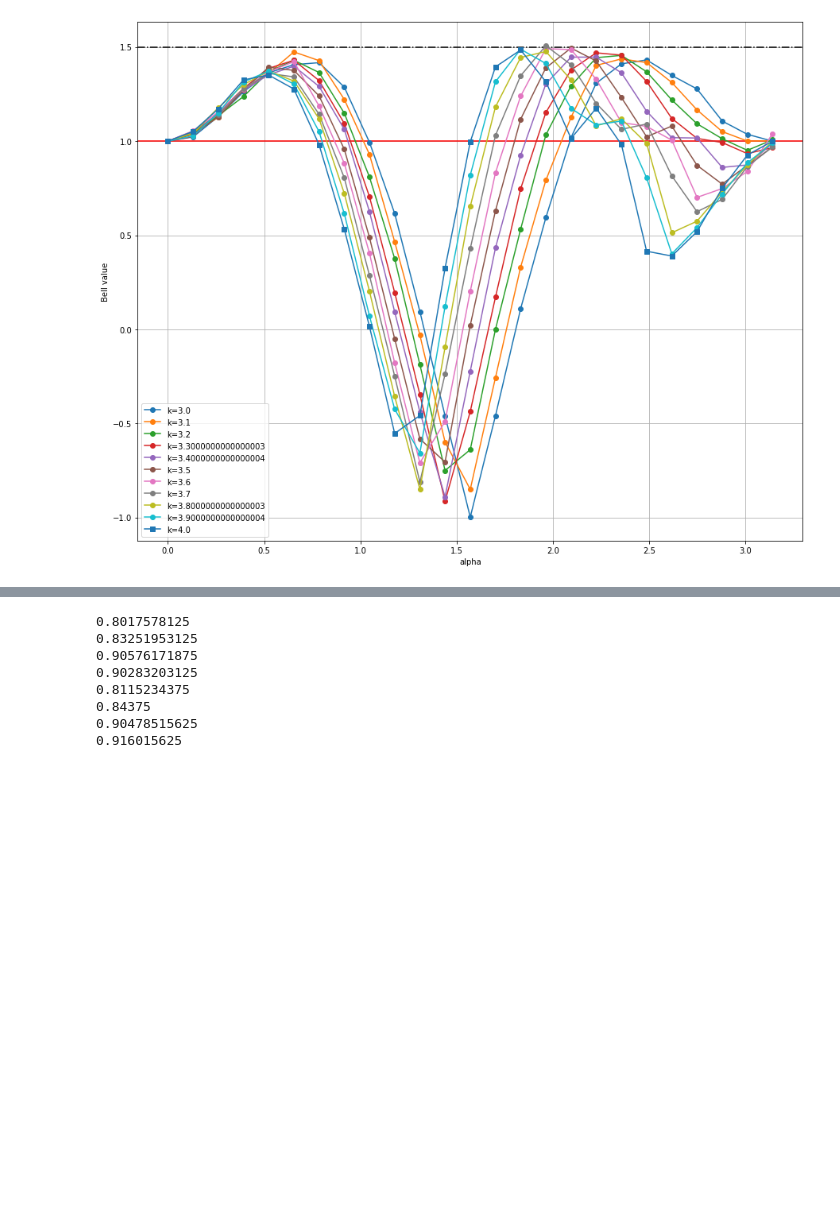
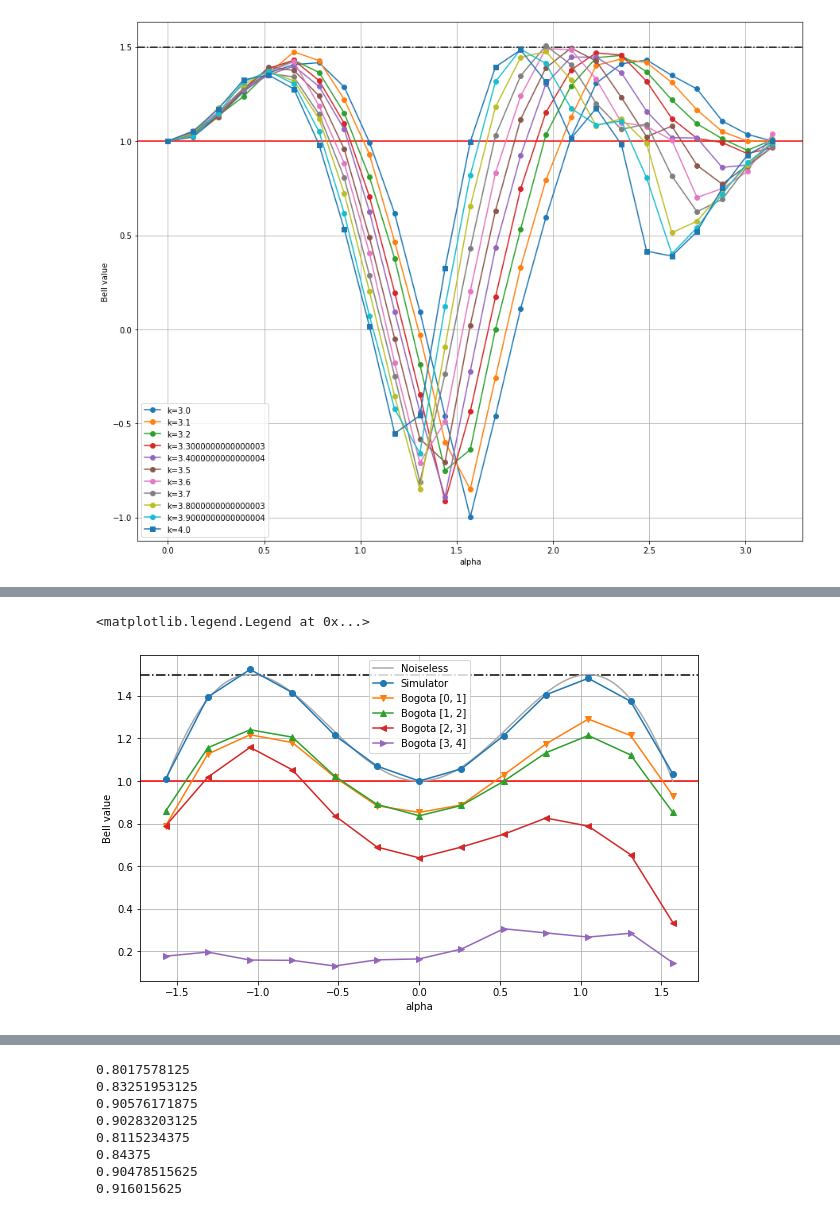
Before and after one commit to RyoKurama/BellInequality, a Jupyter notebook: Bell integrated.ipynb, the cells around one changed output, grey strips where cells are left out. Cells and saved outputs as stored; diff of their text form; code cells hidden in the pictures; blank space fills up the shorter version.

```diff
--- a/Bell integrated.ipynb
+++ b/Bell integrated.ipynb
@@ -506,0 +530,27 @@ ax3.legend()
+# %%
+# 2d plot
+fig3 = plt.figure(figsize = (10, 6))
+ax3 = plt.axes()
+
+ax3.axhline(y=1, color='r', linestyle='-')
+ax3.axhline(y=1.5, color='k', linestyle='-.')
+
+ax3.plot(x1000, z_noiseless1000, "-", color = "darkgray", label = "Noiseless")
+ax3.plot(x, z_simulator, "o-", label = "Simulator")
+# ax3.plot(x, z_quito, "v-", label = "Quito")
+# ax3.plot(x, z_bogota, "P-", label = "Bogota")
+ax3.plot(x, z_edge_bogota[0], "v-", label = "Bogota [0, 1]")
+ax3.plot(x, z_edge_bogota[2], "^-", label = "Bogota [1, 2]")
+ax3.plot(x, z_edge_bogota[4], "<-", label = "Bogota [2, 3]")
+ax3.plot(x, z_edge_bogota[6], ">-", label = "Bogota [3, 4]")
+#ax3.plot(x, z_edge_bogota[4], "v-", label = "Bogota [1, 0]")
+#ax3.plot(x, z_edge_bogota[5], "^-", label = "Bogota [2, 1]")
+#ax3.plot(x, z_edge_bogota[6], "<-", label = "Bogota [3, 2]")
+#ax3.plot(x, z_edge_bogota[7], ">-", label = "Bogota [4, 3]")
+ax3.set_xlabel('alpha')
+ax3.set_ylabel('Bell value')
+plt.grid(which='major',axis='both')
+ax3.legend()
+# %% [output]
+<matplotlib.legend.Legend at 0x...>
+[figure, added]
```
Also changed, not shown: parts of 32 cells of this notebook, 1 other file.
